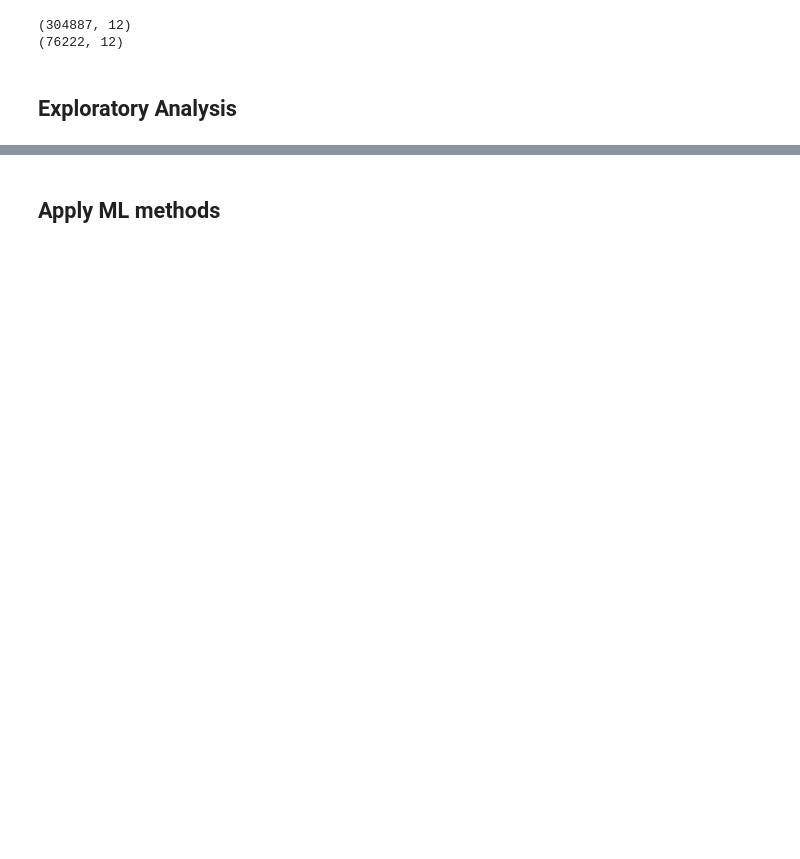
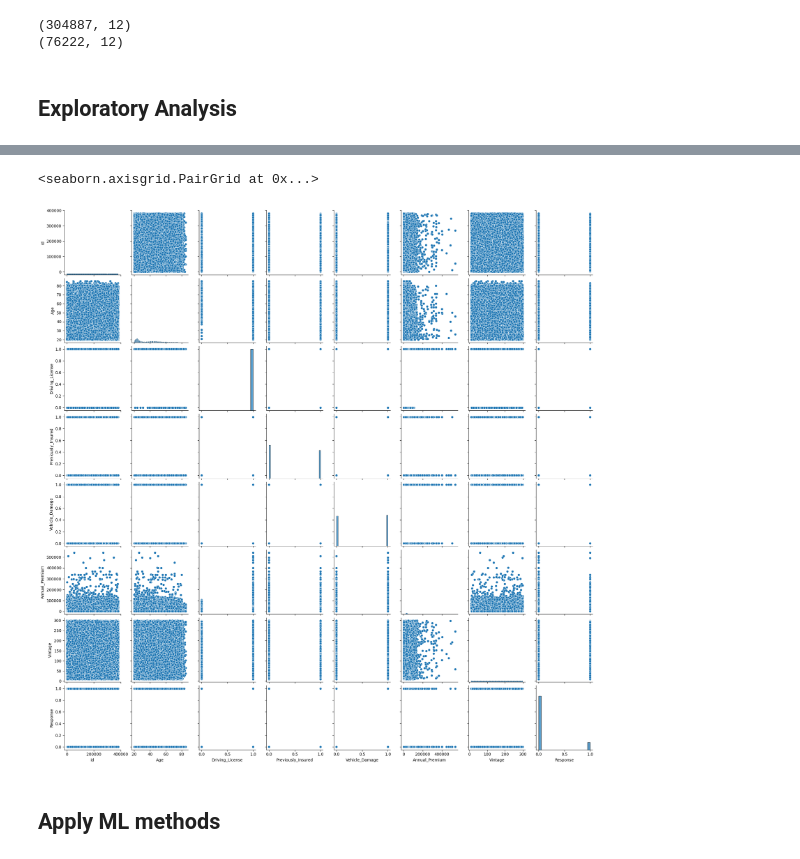
Before and after one commit to jong42/Health-Insurance-Cross-Sell-Prediction, a Jupyter notebook: Health Insurance Cross Sell Prediction.ipynb, the cells around one changed output, grey strips where cells are left out. Drawn from its saved outputs; the diff is of its cells as text; code cells hidden in the pictures; blank space fills up the shorter version.

```diff
--- a/Health Insurance Cross Sell Prediction.ipynb
+++ b/Health Insurance Cross Sell Prediction.ipynb
@@ -128,2 +178,7 @@ print(d_test.shape)
+# %%
+sns.pairplot(d_train)
+# %% [output]
+<seaborn.axisgrid.PairGrid at 0x...>
+[figure, added]
 # %% [markdown]
 ## Apply ML methods
```
Also changed, not shown: parts of 7 cells of this notebook.
